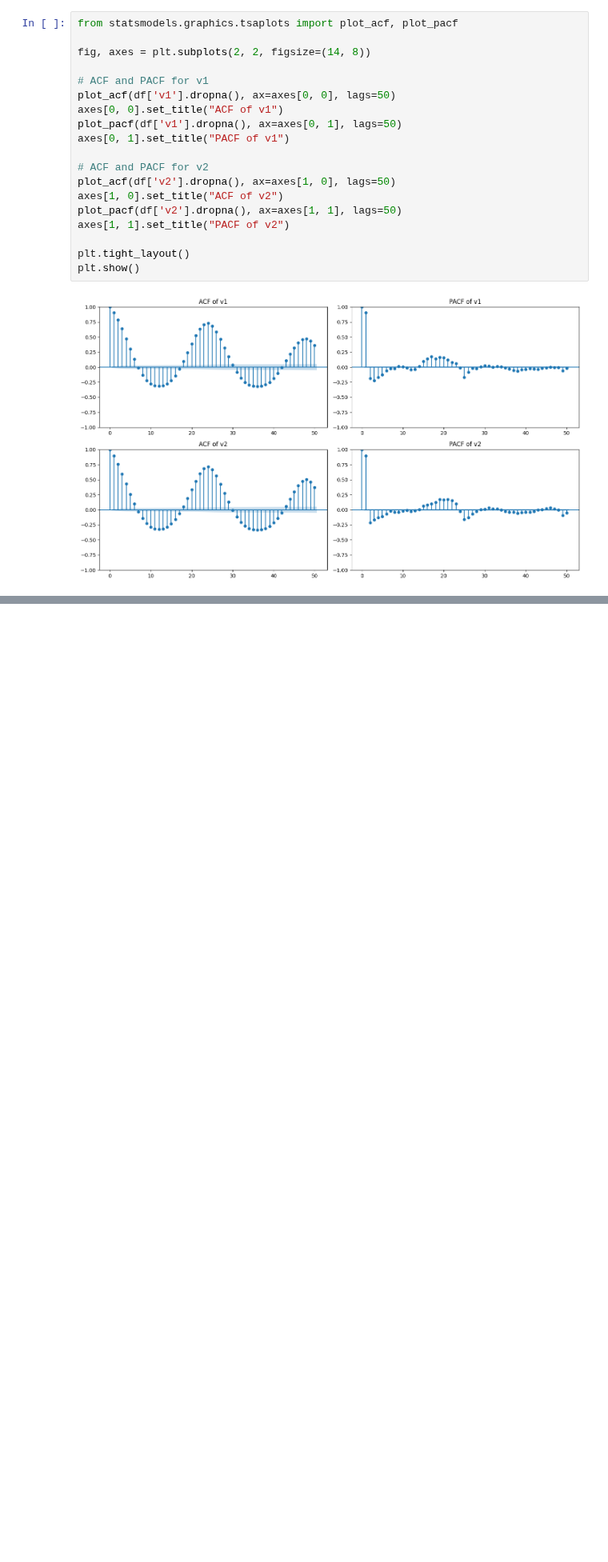
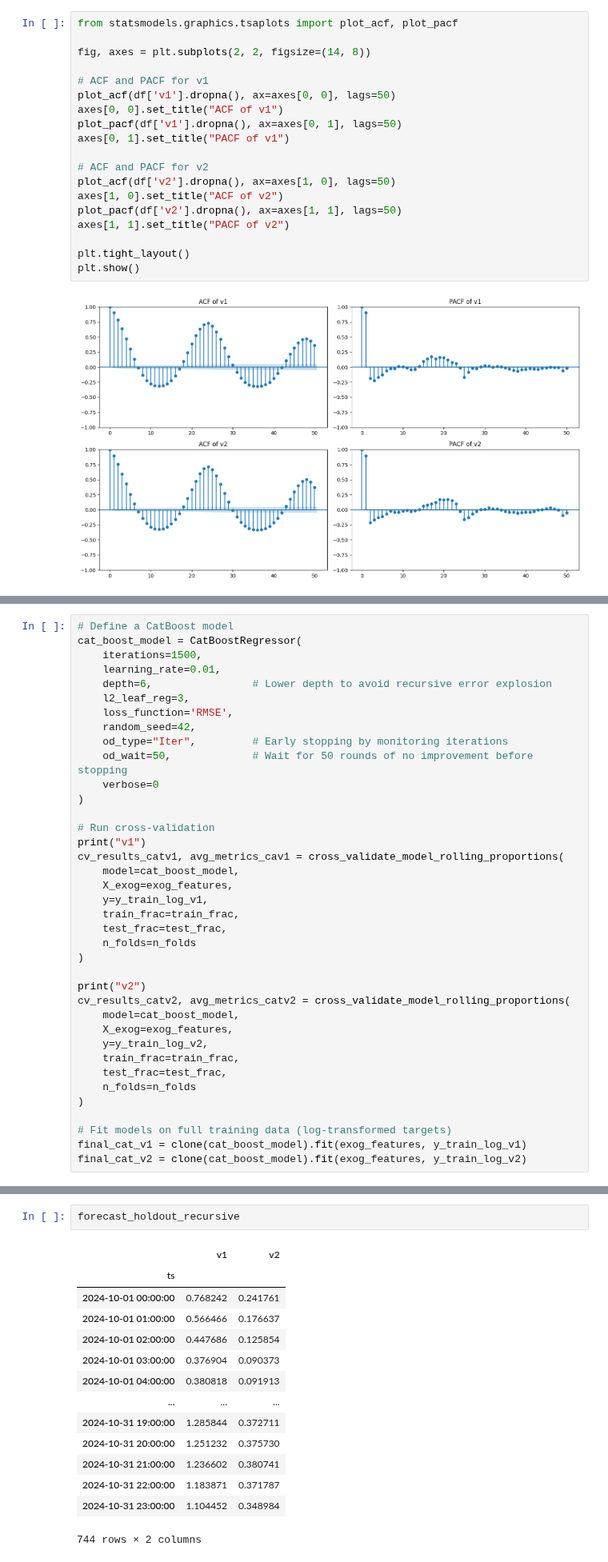
Before and after one commit to ghadena/DA3, a Jupyter notebook: assignment_3/A3.ipynb, the cells around one changed output, grey strips where cells are left out. Shown at 80% size. Drawn from its saved outputs; the diff is of its cells as text; blank space fills up the shorter version.

```diff
--- a/assignment_3/A3.ipynb
+++ b/assignment_3/A3.ipynb
@@ -1152,0 +729,38 @@ retrain model on al data before making forecasts
+# %%
+# Define a CatBoost model
+cat_boost_model = CatBoostRegressor(
+    iterations=1500,
+    learning_rate=0.01,
+    depth=6,                # Lower depth to avoid recursive error explosion
+    l2_leaf_reg=3,
+    loss_function='RMSE',
+    random_seed=42,
+    od_type="Iter",         # Early stopping by monitoring iterations
+    od_wait=50,             # Wait for 50 rounds of no improvement before stopping
+    verbose=0
+)
+
+# Run cross-validation
+print("v1")
+cv_results_catv1, avg_metrics_cav1 = cross_validate_model_rolling_proportions(
+    model=cat_boost_model,
+    X_exog=exog_features,
+    y=y_train_log_v1,
+    train_frac=train_frac,
+    test_frac=test_frac,
+    n_folds=n_folds
+)
+
+print("v2")
+cv_results_catv2, avg_metrics_catv2 = cross_validate_model_rolling_proportions(
+    model=cat_boost_model,
+    X_exog=exog_features,
+    y=y_train_log_v2,
+    train_frac=train_frac,
+    test_frac=test_frac,
+    n_folds=n_folds
+)
+
+# Fit models on full training data (log-transformed targets)
+final_cat_v1 = clone(cat_boost_model).fit(exog_features, y_train_log_v1)
+final_cat_v2 = clone(cat_boost_model).fit(exog_features, y_train_log_v2)
@@ -1152,0 +909,17 @@ retrain model on al data before making forecasts
+# %%
+forecast_holdout_recursive
+# %% [output]
+|  | v1 | v2 |
+| ts |  |  |
+| 2024-10-01 00:00:00 | 0.768242 | 0.241761 |
+| 2024-10-01 01:00:00 | 0.566466 | 0.176637 |
+| 2024-10-01 02:00:00 | 0.447686 | 0.125854 |
+| 2024-10-01 03:00:00 | 0.376904 | 0.090373 |
+| 2024-10-01 04:00:00 | 0.380818 | 0.091913 |
+| ... | ... | ... |
+| 2024-10-31 19:00:00 | 1.285844 | 0.372711 |
+| 2024-10-31 20:00:00 | 1.251232 | 0.375730 |
+| 2024-10-31 21:00:00 | 1.236602 | 0.380741 |
+| 2024-10-31 22:00:00 | 1.183871 | 0.371787 |
+| 2024-10-31 23:00:00 | 1.104452 | 0.348984 |
+744 rows × 2 columns
```
Also changed, not shown: parts of 83 cells of this notebook.
